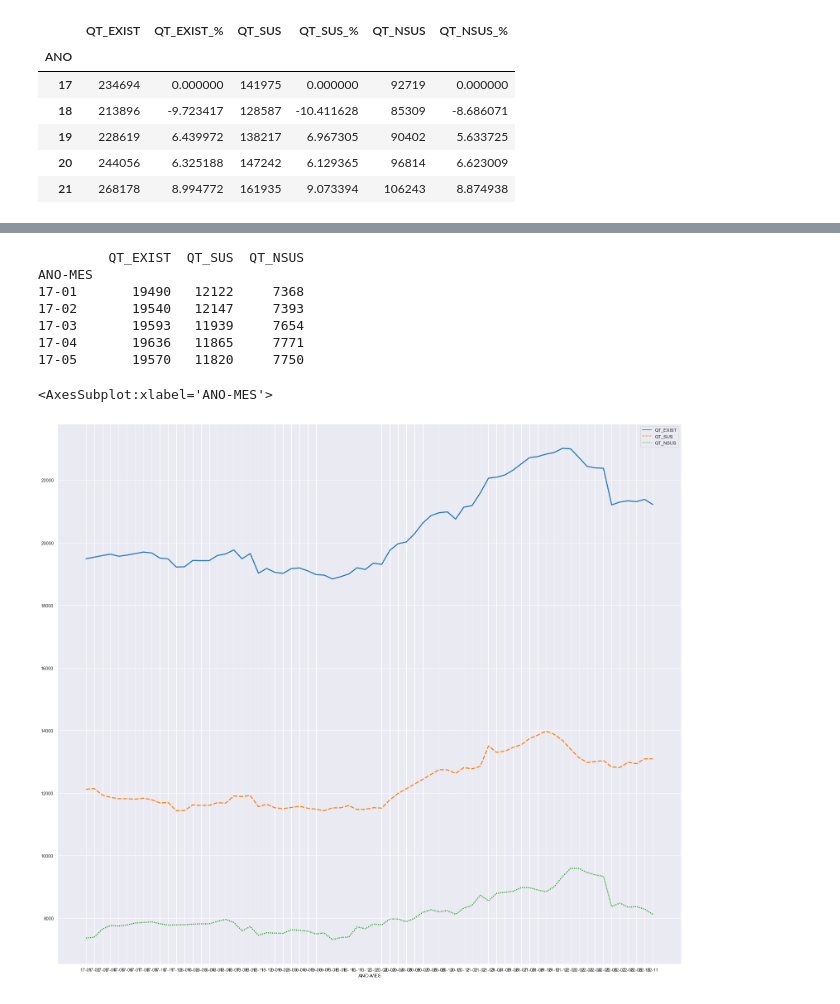
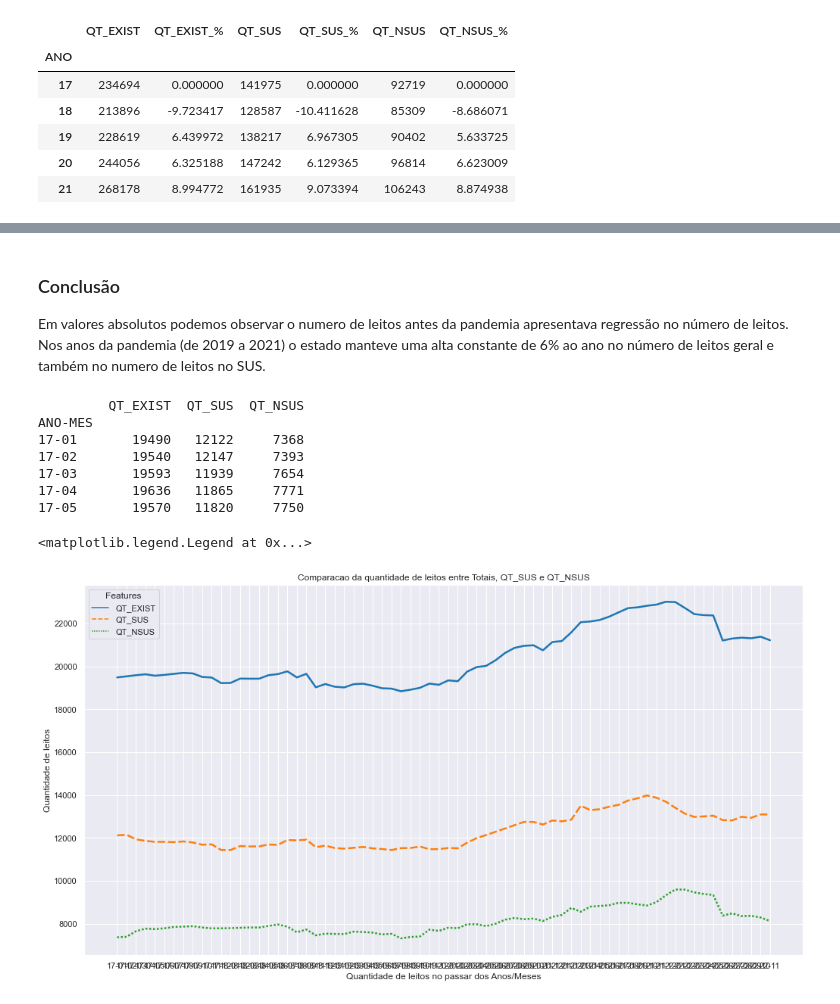
Before and after one commit to marcosvsilva/GovExpAnalysis, a Jupyter notebook: 3- GovExpAnalysis - explore analysis.ipynb, the cells around one changed output, grey strips where cells are left out. Saved outputs shown, nothing was run; the diff lists cells and outputs as text; code cells hidden in the pictures.

```diff
--- a/3- GovExpAnalysis - explore analysis.ipynb
+++ b/3- GovExpAnalysis - explore analysis.ipynb
@@ -123,16 +123,25 @@ Em valores absolutos podemos observar o numero de leitos antes da pandemia apres
+# %% [markdown]
+### Conclusão
+
+Em valores absolutos podemos observar o numero de leitos antes da pandemia apresentava regressão no número de leitos. Nos anos da pandemia (de 2019 a 2021) o estado manteve uma alta constante de 6% ao ano no número de leitos geral e também no numero de leitos no SUS.
 # %%
-rcParams['figure.figsize'] = 27, 24
+rcParams['figure.figsize'] = 17, 9
 df_GO_graph = df_GO.drop(['ANO', 'MES'], axis=1)
 df_GO_graph = df_GO_graph.groupby('ANO-MES').sum()
 print(df_GO_graph.head())
-sns.lineplot(data=df_GO_graph, palette="tab10", linewidth=2.5)
+
+x = sns.lineplot(data=df_GO_graph, palette="tab10", linewidth=2.5)
+x.set_ylabel('Quantidade de leitos')
+x.set_xlabel('Quantidade de leitos no passar dos Anos/Meses')
+x.set_title('Comparacao da quantidade de leitos entre Totais, QT_SUS e QT_NSUS')
+x.legend(title='Features')
 # %% [output]
          QT_EXIST  QT_SUS  QT_NSUS
 ANO-MES
 17-01       19490   12122     7368
 17-02       19540   12147     7393
 17-03       19593   11939     7654
 17-04       19636   11865     7771
 17-05       19570   11820     7750
-<AxesSubplot:xlabel='ANO-MES'>
+<matplotlib.legend.Legend at 0x...>
-[figure, old version]
+[figure, new version]
```
Also changed, not shown: parts of 29 cells of this notebook.
